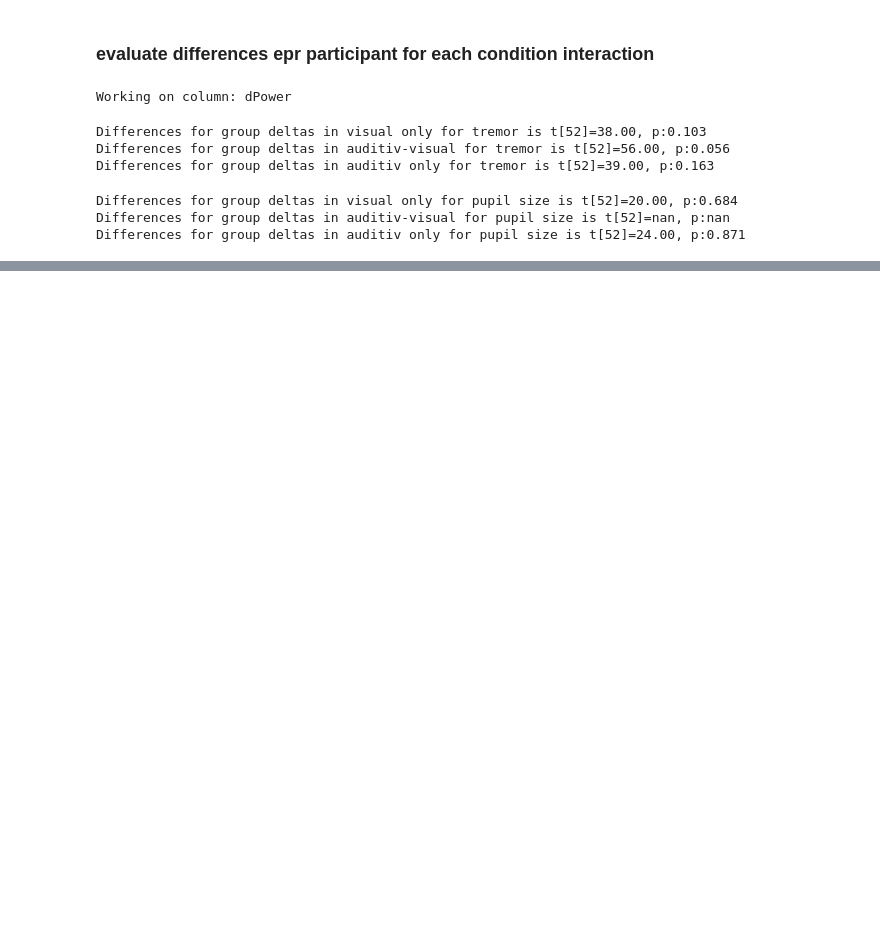
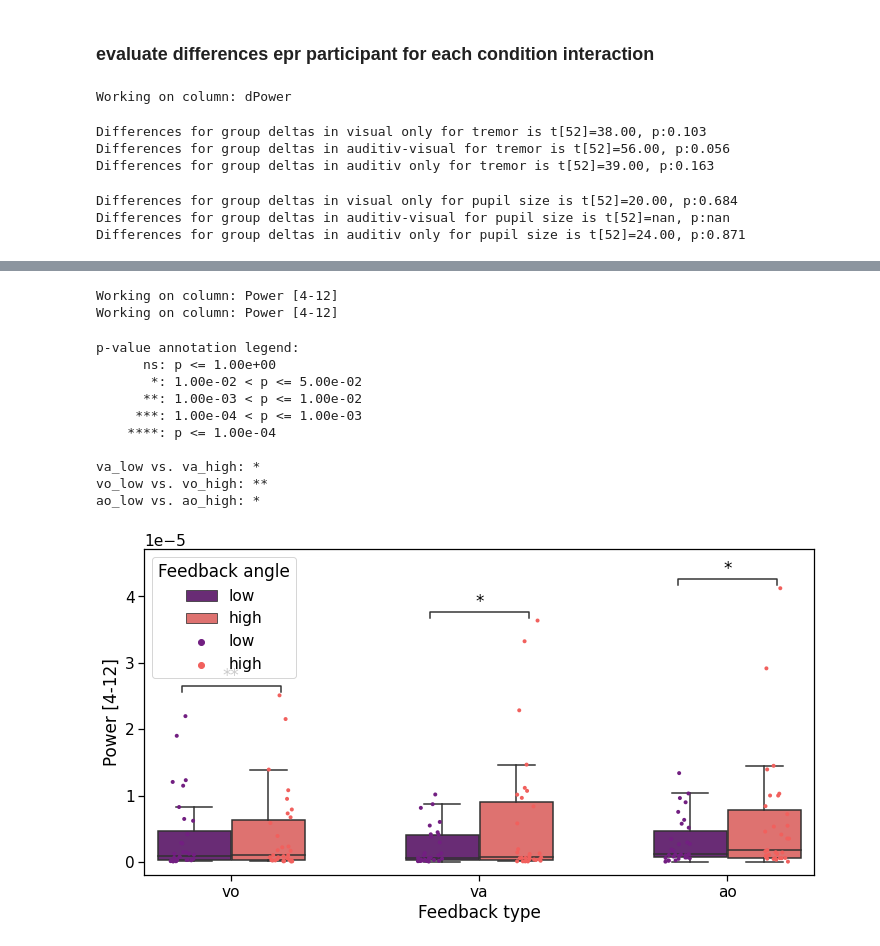
Before and after one commit to JuliusWelzel/tremor_feedback_jw, a Jupyter notebook: scripts/plot02_group_comparison.ipynb, the cells around one changed output, grey strips where cells are left out. Saved outputs shown, nothing was run; the diff lists cells and outputs as text; code cells hidden in the pictures; blank space fills up the shorter version.

Commit message:
[ADD] sigstars in plots

```diff
--- a/scripts/plot02_group_comparison.ipynb
+++ b/scripts/plot02_group_comparison.ipynb
@@ -93,0 +106,64 @@ fig.savefig(Path.joinpath(dir_plots_group_cmpr, f"group_cmpr_dppl.png"))
+# %%
+patients = full[full["Group"] == "p"]
+controlls = full[full["Group"] == "c"]
+
+patients = remove_outliers_df(patients,["Power [4-12]"],2)
+controlls = remove_outliers_df(controlls,["Power [4-12]"],2)
+# %% [output]
+Working on column: Power [4-12]
+Working on column: Power [4-12]
+# %%
+hue_plot_params = {
+    'data' : patients,
+    'x' : 'Feedback type',
+    'y' : 'Power [4-12]',
+    'hue' : 'Feedback angle',
+    'hue_order' : ['low','high'],
+    'order' : ['vo','va','ao'],
+    'palette' : cfg_colors["group_colors"],
+}
+#fig, axs = plt.subplots(1, 1, figsize=(8.5, 5), dpi = 300)
+#sns.boxplot(data = patients, x = x, y = y, order=order, hue=hue, hue_order=hue_order, width=.6, fliersize=0,)
+#sns.stripplot(data = patients, x = x, y = y, order=order, hue=hue, hue_order = hue_order, size=4, color=".3", linewidth=0,dodge=True)
+
+pairs=[
+    (("vo", "low"), ("vo", "high")),
+    (("va", "low"), ("va", "high")),
+    (("ao", "low"), ("ao", "high")),
+]
+
+pvalues = [0.0018, 0.041, 0.013]
+
+# Transform each p-value to "p=" in scientific notation
+start_pvalues = [convert_pvalue_to_asterisks(pvalue) for pvalue in pvalues]
+
+# formatted_pvalues
+# ['p=1.35e-04', 'p=2.56e-01', 'p=2.30e-04']
+
+with sns.plotting_context("notebook", font_scale = 1.4):
+    # Create new plot
+    ax = get_log_ax()
+
+    # Plot with seaborn
+    ax = sns.boxplot(ax=ax, width=.6, fliersize=0, **hue_plot_params)
+    ax = sns.stripplot(ax=ax,**hue_plot_params, size=4, color=".3", linewidth=0,dodge=True)
+
+    # Add annotations
+    annotator = Annotator(ax, pairs, **hue_plot_params)
+    annotator.set_custom_annotations(start_pvalues)
+    annotator.annotate(line_offset_to_group=0.01)
+
+axs.set_ylabel(r"Power [a.u.]")
+fig.tight_layout(pad=0.5, w_pad=0.5, h_pad=0.5)
+# %% [output]
+p-value annotation legend:
+      ns: p <= 1.00e+00
+       *: 1.00e-02 < p <= 5.00e-02
+      **: 1.00e-03 < p <= 1.00e-02
+     ***: 1.00e-04 < p <= 1.00e-03
+    ****: p <= 1.00e-04
+
+va_low vs. va_high: *
+vo_low vs. vo_high: **
+ao_low vs. ao_high: *
+[figure, added]
```
Also changed, not shown: parts of 5 cells of this notebook, 4 other files.
